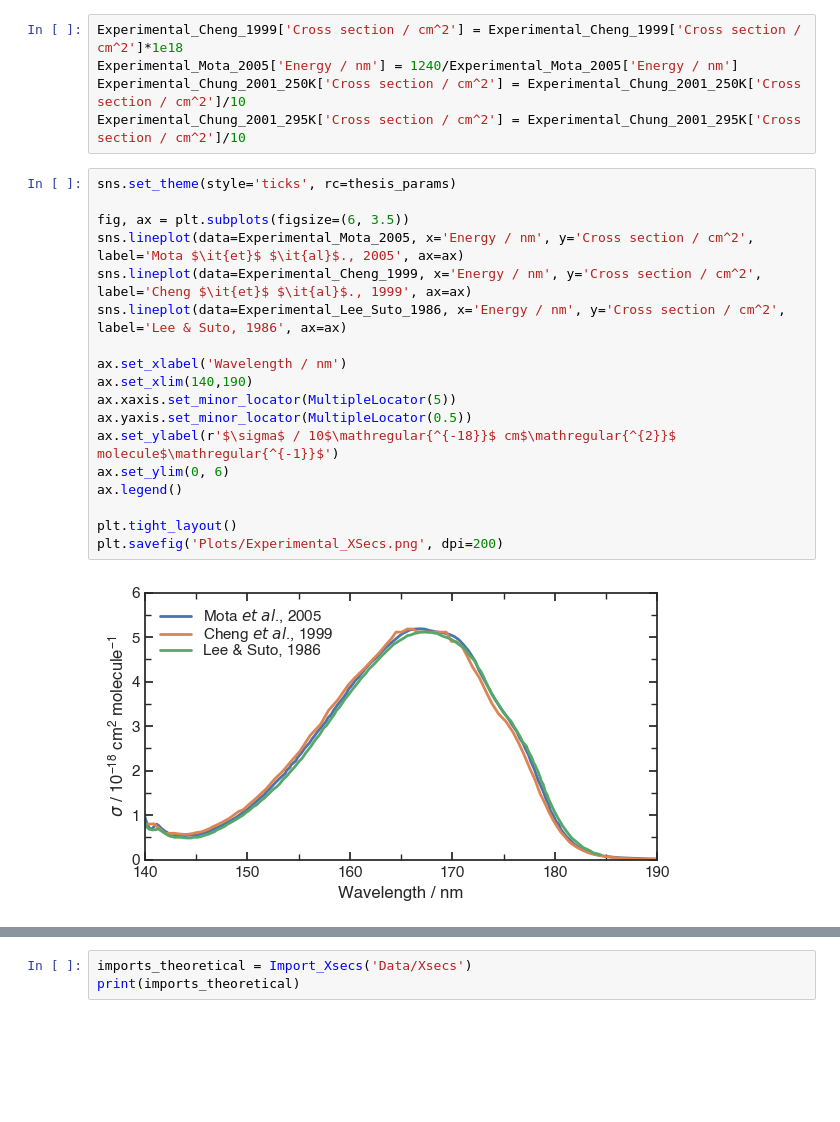
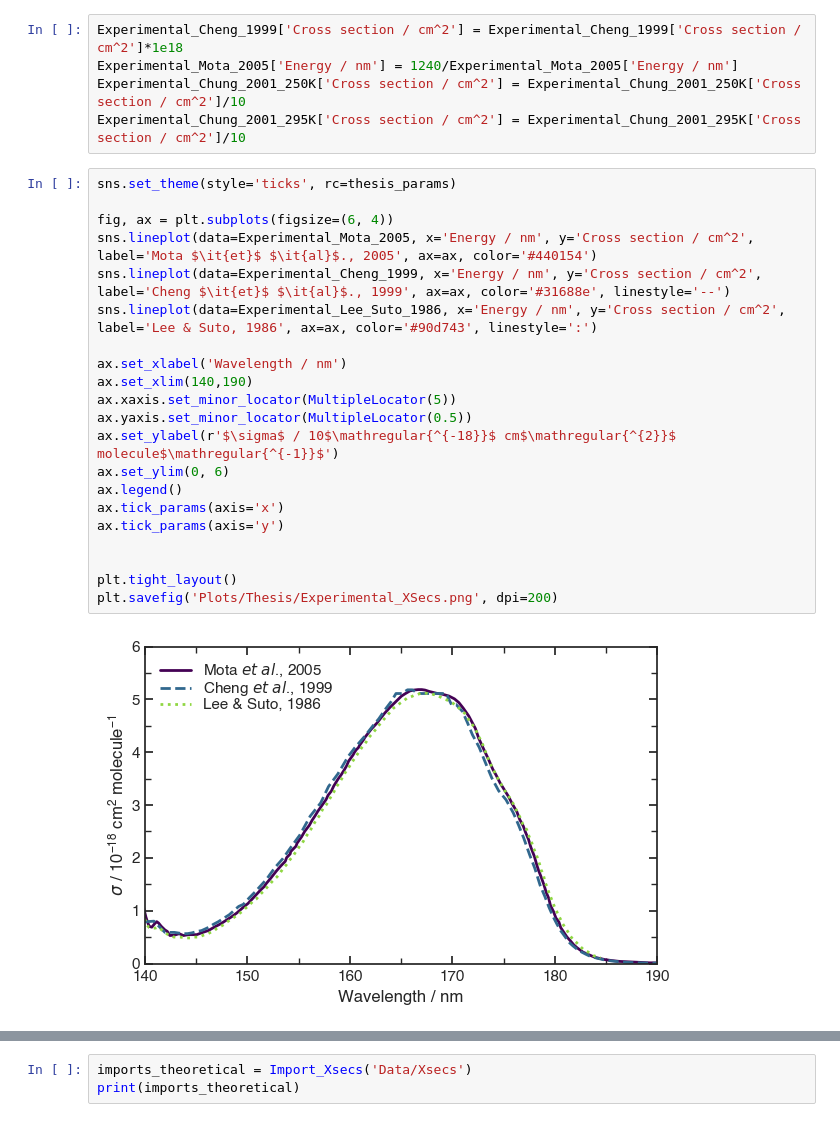
Before and after one commit to mbarnfield63/MSci_Project, a Jupyter notebook: ABIN/XSecs.ipynb, the cells around one changed output, grey strips where cells are left out. Saved outputs shown, nothing was run; the diff lists cells and outputs as text; blank space fills up the shorter version.

Commit message:
Final changes to XSecs

```diff
--- a/ABIN/XSecs.ipynb
+++ b/ABIN/XSecs.ipynb
@@ -49,23 +47,26 @@ Experimental_Chung_2001_295K['Cross section / cm^2'] = Experimental_Chung_2001_2
 # %%
 sns.set_theme(style='ticks', rc=thesis_params)
 
-fig, ax = plt.subplots(figsize=(6, 3.5))
-sns.lineplot(data=Experimental_Mota_2005, x='Energy / nm', y='Cross section / cm^2', label='Mota $\it{et}$ $\it{al}$., 2005', ax=ax)
-sns.lineplot(data=Experimental_Cheng_1999, x='Energy / nm', y='Cross section / cm^2', label='Cheng $\it{et}$ $\it{al}$., 1999', ax=ax)
-sns.lineplot(data=Experimental_Lee_Suto_1986, x='Energy / nm', y='Cross section / cm^2', label='Lee & Suto, 1986', ax=ax)
+fig, ax = plt.subplots(figsize=(6, 4))
+sns.lineplot(data=Experimental_Mota_2005, x='Energy / nm', y='Cross section / cm^2', label='Mota $\it{et}$ $\it{al}$., 2005', ax=ax, color='#440154')
+sns.lineplot(data=Experimental_Cheng_1999, x='Energy / nm', y='Cross section / cm^2', label='Cheng $\it{et}$ $\it{al}$., 1999', ax=ax, color='#31688e', linestyle='--')
+sns.lineplot(data=Experimental_Lee_Suto_1986, x='Energy / nm', y='Cross section / cm^2', label='Lee & Suto, 1986', ax=ax, color='#90d743', linestyle=':')
 
 ax.set_xlabel('Wavelength / nm')
 ax.set_xlim(140,190)
 ax.xaxis.set_minor_locator(MultipleLocator(5))
 ax.yaxis.set_minor_locator(MultipleLocator(0.5))
 ax.set_ylabel(r'$\sigma$ / 10$\mathregular{^{-18}}$ cm$\mathregular{^{2}}$ molecule$\mathregular{^{-1}}$')
 ax.set_ylim(0, 6)
 ax.legend()
+ax.tick_params(axis='x')
+ax.tick_params(axis='y')
+
 
 plt.tight_layout()
-plt.savefig('Plots/Experimental_XSecs.png', dpi=200)
+plt.savefig('Plots/Thesis/Experimental_XSecs.png', dpi=200)
 # %% [output]
-[figure, old version]
+[figure, new version]
 # %%
 sns.set_theme(style='ticks', rc=thesis_params)
 
```
Also changed, not shown: parts of 14 cells of this notebook.
